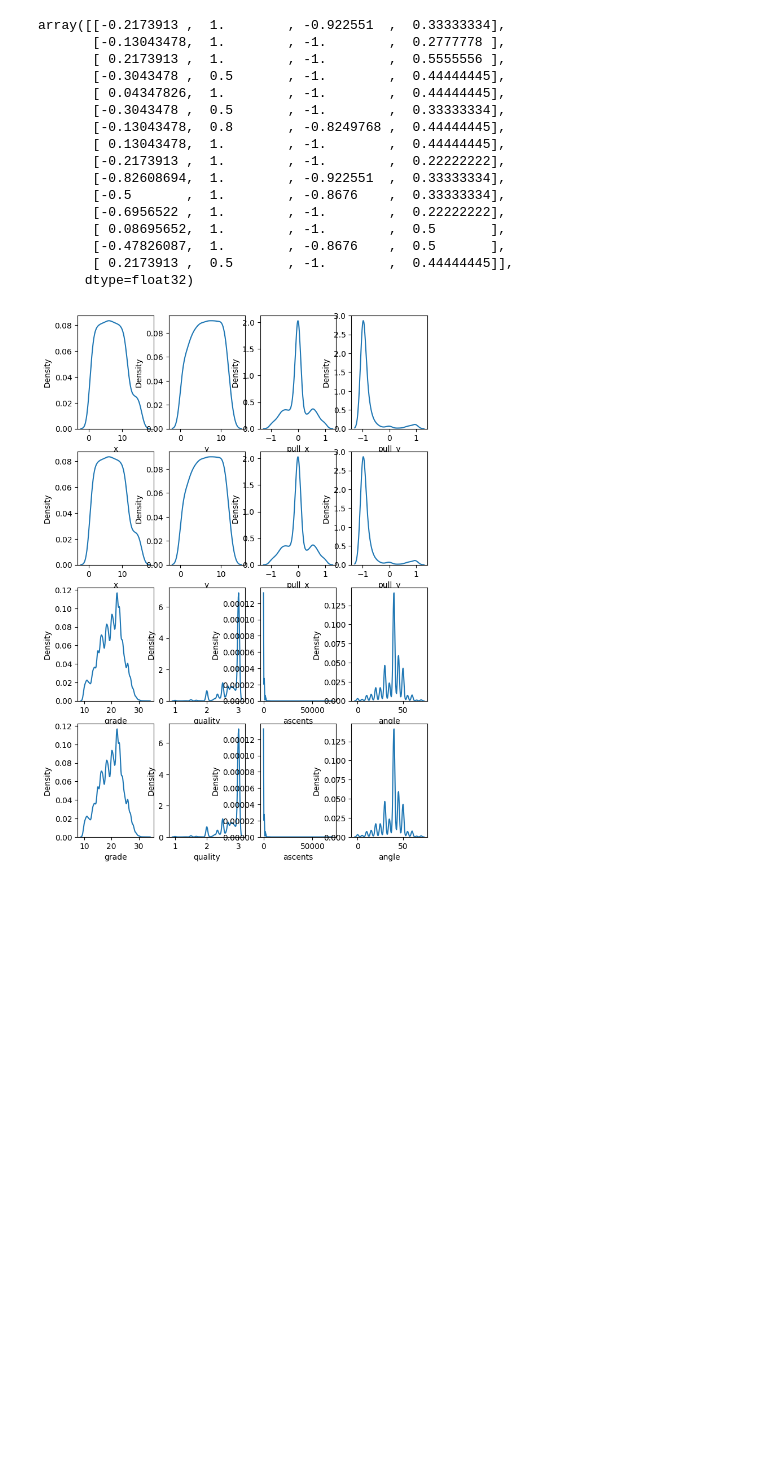
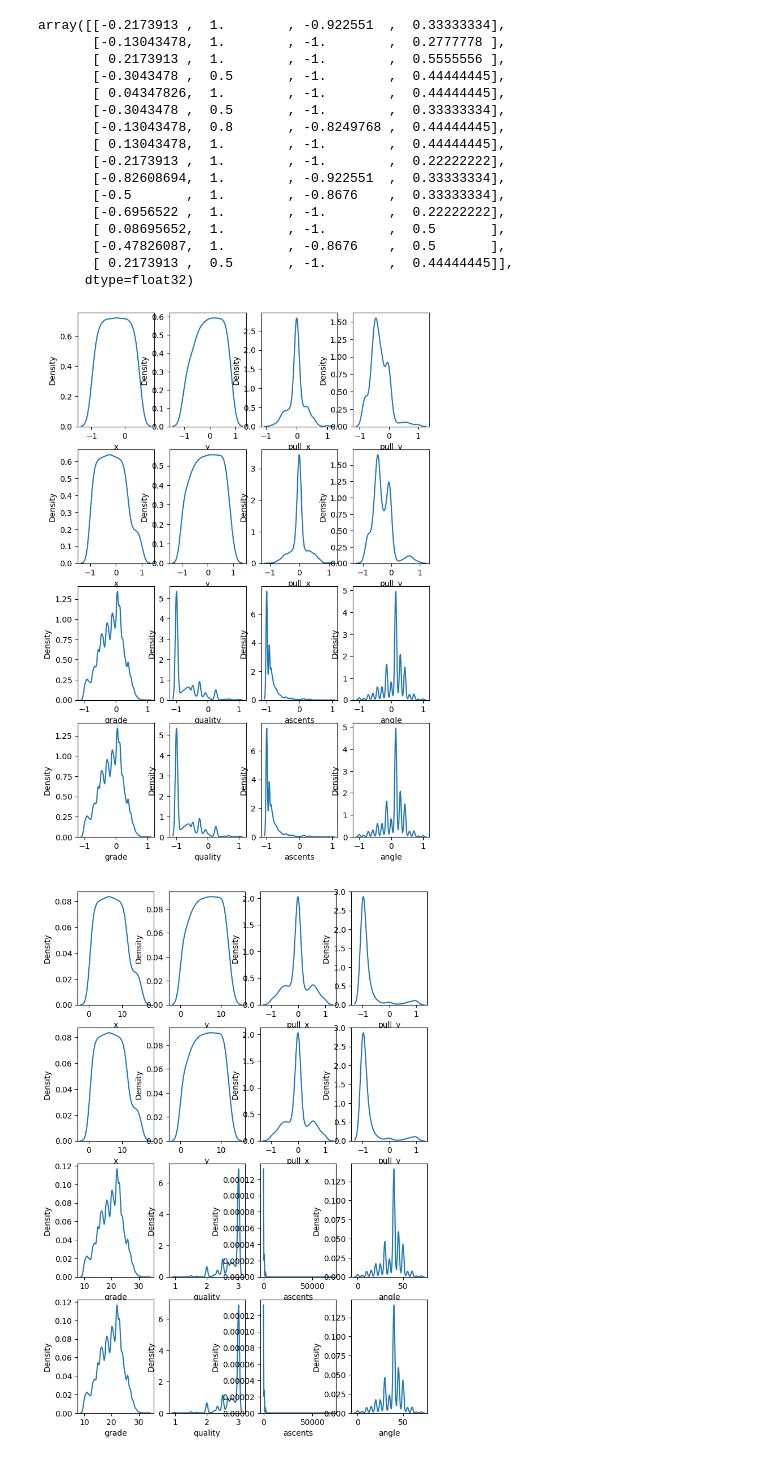
Before and after one commit to EvanMcCormick37/ml-homewall-climb-generator, a Jupyter notebook: model-training/equivariant_projected_diffusion/SimpleDiffusion.ipynb, the cells around one changed output. Saved outputs shown, nothing was run; the diff lists cells and outputs as text; code cells hidden in the pictures; blank space fills up the shorter version.

```diff
--- a/model-training/equivariant_projected_diffusion/SimpleDiffusion.ipynb
+++ b/model-training/equivariant_projected_diffusion/SimpleDiffusion.ipynb
@@ -718,48 +711,85 @@ class ClimbsFeatureScaler:
         """Load saved MinMaxScaler weights from the weights path."""
         state = joblib.load(path)
         self.cond_features_scaler = state['cond_scaler']
         self.hold_features_scaler = state['hold_scaler']
 
-    def fit_transform(self, climbs_to_fit: pd.DataFrame | None = None, holds_to_fit: pd.DataFrame | None = None):
+    def fit_transform(self, climbs_to_fit: pd.DataFrame, holds_to_fit: pd.DataFrame):
         """Function for fitting the MinMax scalers to the climbs and holds dataframes and returning the transformed climbs and holds df"""
-        scaled_climbs = None
-        scaled_holds = None
-        if climbs_to_fit is not None:
-            # Fit preprocessing steps for climbs DF
-            scaled_climbs = climbs_to_fit.copy()
-            scaled_climbs = self._apply_log_transforms(scaled_climbs)
-            scaled_climbs[['grade','quality','ascents','angle']] = self.cond_features_scaler.fit_transform(scaled_climbs[['grade','quality','ascents','angle']])
-        if holds_to_fit is not None:
-            scaled_holds = holds_to_fit.copy()
-            scaled_holds['mult'] = scaled_holds['useability'] / ((3 * scaled_holds['is_foot'])+1)
-            scaled_holds['pull_x'] *= scaled_holds['mult']
-            scaled_holds['pull_y'] *= scaled_holds['mult']
-            scaled_holds[['x','y','pull_x','pull_y']] = self.hold_features_scaler.fit_transform(scaled_holds[['x','y','pull_x','pull_y']])
+        # Fit preprocessing steps for climbs DF
+        scaled_climbs = climbs_to_fit.copy()
+        scaled_climbs = self._apply_log_transforms(scaled_climbs)
+        scaled_climbs[['grade','quality','ascents','angle']] = self.cond_features_scaler.fit_transform(scaled_climbs[['grade','quality','ascents','angle']])
+        # For holds DF
+        scaled_holds = self._apply_hold_transforms(holds_to_fit.copy())
+        scaled_holds[['x','y','pull_x','pull_y']] = self.hold_features_scaler.fit_transform(scaled_holds[['x','y','pull_x','pull_y']])
 
         return (scaled_climbs, scaled_holds)
 
     def _apply_log_transforms(self, dfc: pd.DataFrame) -> pd.DataFrame:
         """Covers Log transformation logic"""
         dfc['quality'] -= 3
         dfc['quality'] = np.log(1-dfc['quality'])
         dfc['ascents'] = np.log(dfc['ascents'])
 
         return dfc
 
-    def preprocess_conditional_features(self, dfc: pd.DataFrame) -> pd.DataFrame:
+    def _apply_hold_transforms(self, dfh: pd.DataFrame) -> pd.DataFrame:
+        """Covers useability and is_foot embedding logic"""
+        dfh['mult'] = dfh['useability'] / ((3 * dfh['is_foot'])+1)
+        dfh['pull_x'] *= dfh['mult']
+        dfh['pull_y'] *= dfh['mult']
+        return dfh
+
+    def transform_climb_features(self, dfc: pd.DataFrame, to_df: bool = False):
         """Turn a series of conditional climb features into normalized features for the DDPM."""
         dfc = self._apply_log_transforms(dfc)
-        dfc = self.cond_features_scaler.transform(dfc[['grade','quality','ascents','angle']])
+        if to_df:
+            dfc[['grade','quality','ascents','angle']] = self.cond_features_scaler.transform(dfc[['grade','quality','ascents','angle']])
+        else:
+            dfc = self.cond_features_scaler.transform(dfc[['grade','quality','ascents','angle']])
 
         return dfc
 
+    def transform_hold_features(self, dfh: pd.DataFrame, to_df:bool=False):
+        """Turn a series of hold features into normalized features for the DDPM."""
+        dfh = self._apply_hold_transforms(dfh)
+        if to_df:
+            dfh[['x','y','pull_x','pull_y']] = self.hold_features_scaler.transform(dfh[['x','y','pull_x','pull_y']])
+        else:
+            dfh = self.hold_features_scaler.transform(dfh[['x','y','pull_x','pull_y']])
+
+        return dfh
+
+weights_path = 'climb_ddpm_scaler.joblib'
 db_path = '../data/storage.db'
 to_length = 20
 with sqlite3.connect(db_path) as conn:
     query = "SELECT * FROM climbs WHERE ascents > 1"
     all_climbs = pd.read_sql_query(query, conn, index_col='id')
     all_holds = pd.read_sql_query("SELECT hold_index, x, y, pull_x, pull_y, useability, is_foot, wall_id FROM holds",conn)
     scaler = ClimbsFeatureScaler()
     scaled_climbs, scaled_holds = scaler.fit_transform(all_climbs,all_holds)
-    scaler.save_weights('climb_ddpm_scaler.joblib')
+    scaler.save_weights(weights_path)
+
+scaler = ClimbsFeatureScaler()
+scaler.load_weights(weights_path)
+rescaled_holds = scaler.transform_hold_features(all_holds[all_holds['wall_id']=='wall-443c15cd12e0'], to_df=False)
+rescaled_climbs = scaler.transform_climb_features(all_climbs, to_df=False)
+
+dfh = pd.DataFrame(rescaled_holds,columns=['x','y','pull_x','pull_y'])
+dfhs = pd.DataFrame(scaled_holds,columns=['x','y','pull_x','pull_y'])
+dfc = pd.DataFrame(rescaled_climbs,columns=['grade','quality','ascents','angle'])
+dfcs = pd.DataFrame(scaled_climbs,columns=['grade','quality','ascents','angle'])
+fig, axes = plt.subplots(4,4, figsize=(8,12))
+
+for i, c in enumerate(dfh.columns):
+    sns.kdeplot(dfh, x=c, ax=axes[0][i%4])
+for i, c in enumerate(dfhs.columns):
+    sns.kdeplot(dfhs, x=c, ax=axes[1][i%4])
+for i, c in enumerate(dfc.columns):
+    sns.kdeplot(dfc, x=c, ax=axes[2][i%4])
+for i, c in enumerate(dfcs.columns):
+    sns.kdeplot(dfcs, x=c, ax=axes[3][i%4])
+# %% [output]
+[figure, added]
 # %%
```
Also changed, not shown: parts of 6 cells of this notebook, 3 other files.
